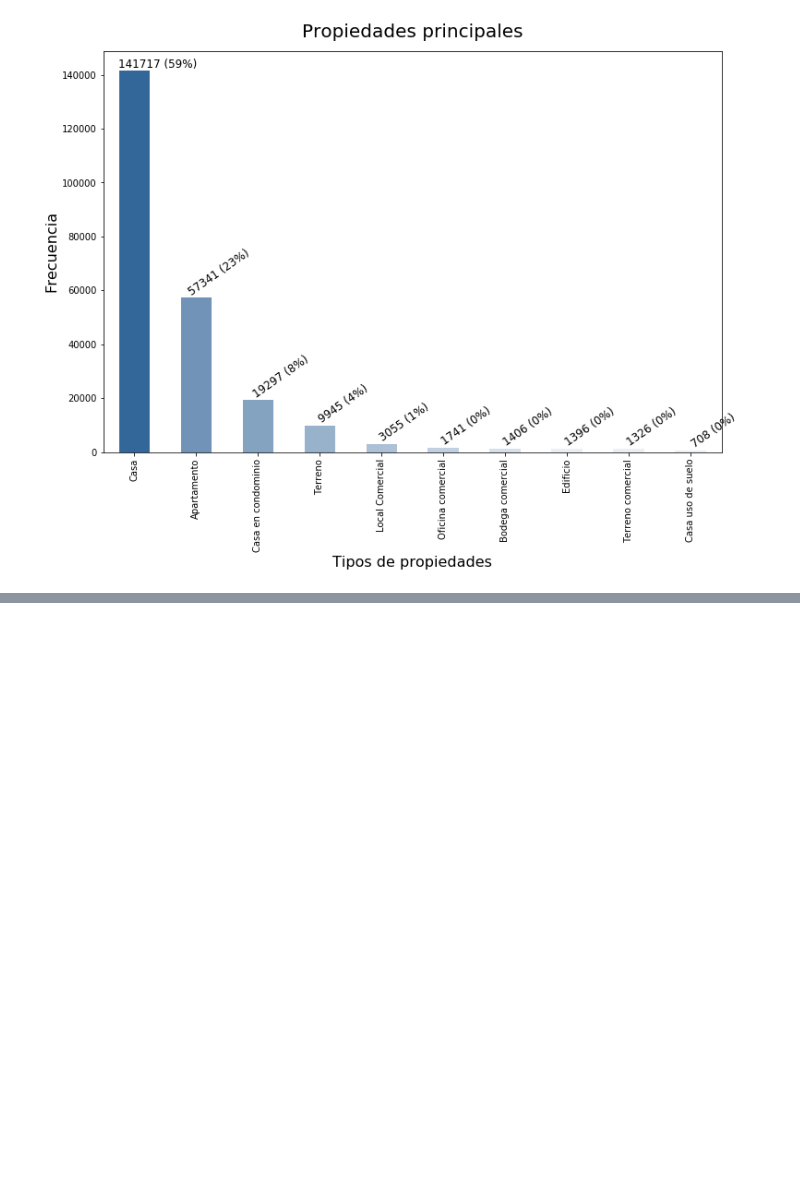
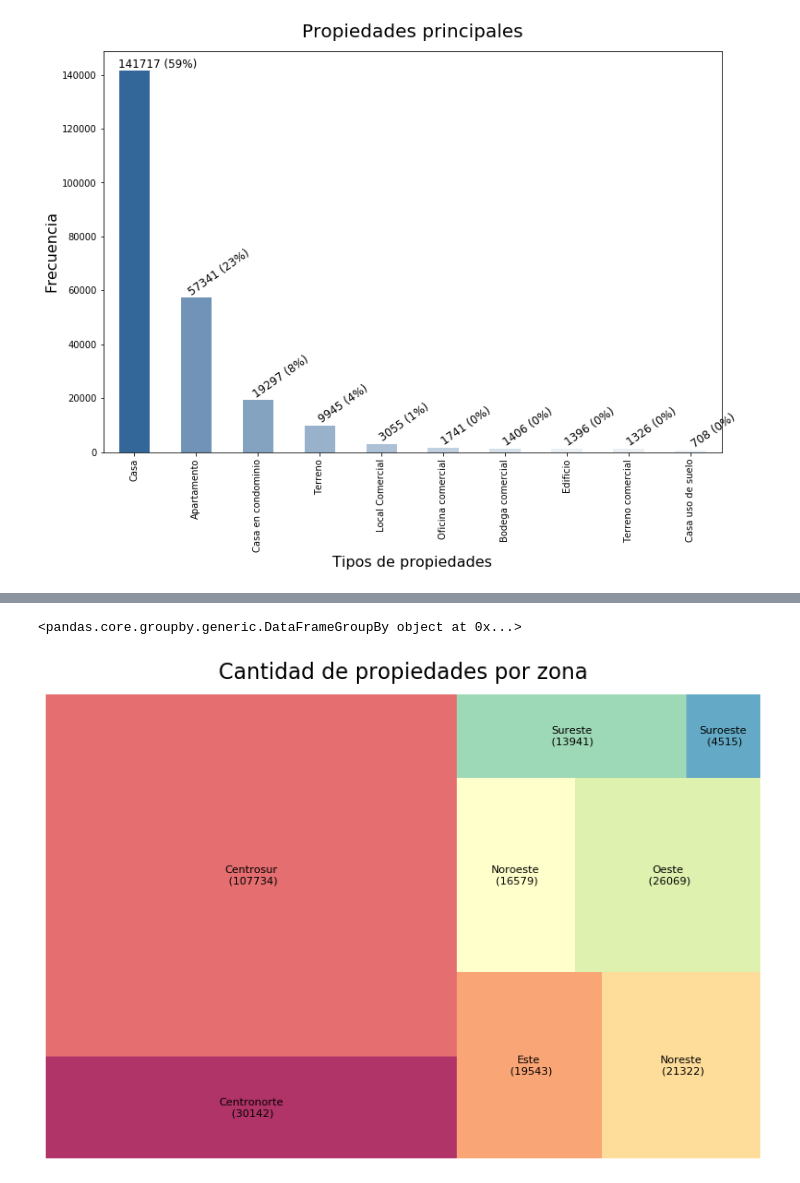
Before and after one commit to blukitas/groupby-banco-, a Jupyter notebook: Tp1/tp1Bertolini.ipynb, the cells around one changed output, grey strips where cells are left out. Drawn from its saved outputs; the diff is of its cells as text; code cells hidden in the pictures; blank space fills up the shorter version.

```diff
--- a/Tp1/tp1Bertolini.ipynb
+++ b/Tp1/tp1Bertolini.ipynb
@@ -231,0 +151,29 @@ plt.show()
+# %%
+regiones = pd.read_csv('data/regionesMexico.csv',encoding = "UTF-8")
+# regiones.info()
+df = df.merge(regiones,on='provincia', how='inner')
+# df.info()
+df.groupby('zona')
+# %% [output]
+<pandas.core.groupby.generic.DataFrameGroupBy object at 0x...>
+# %%
+# pip install squarify
+import squarify
+
+# Prepare Data
+df_zonas = df.groupby('zona').size().reset_index(name='counts')
+labels = df_zonas.apply(lambda x: str(x[0]) + "\n (" + str(x[1]) + ")", axis=1)
+sizes = df_zonas['counts'].values.tolist()
+colors = [plt.cm.Spectral(i/float(len(labels))) for i in range(len(labels))]
+
+# Draw Plot
+plt.figure(figsize=(12,8), dpi= 80)
+squarify.plot(sizes=sizes, label=labels, color=colors, alpha=.8)
+
+# Decorate
+plt.title('Cantidad de propiedades por zona', fontsize=20, y=1.02)
+plt.axis('off')
+plt.show()
+# plt.savefig('zonas-cant.png')
+# %% [output]
+[figure, added]
```
Also changed, not shown: parts of 28 cells of this notebook, 9 other files.
